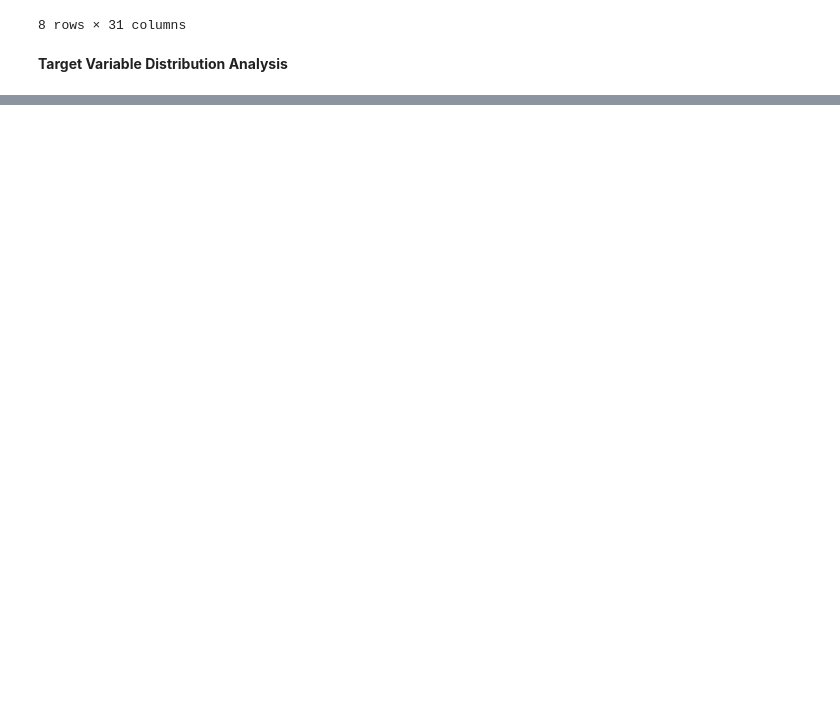
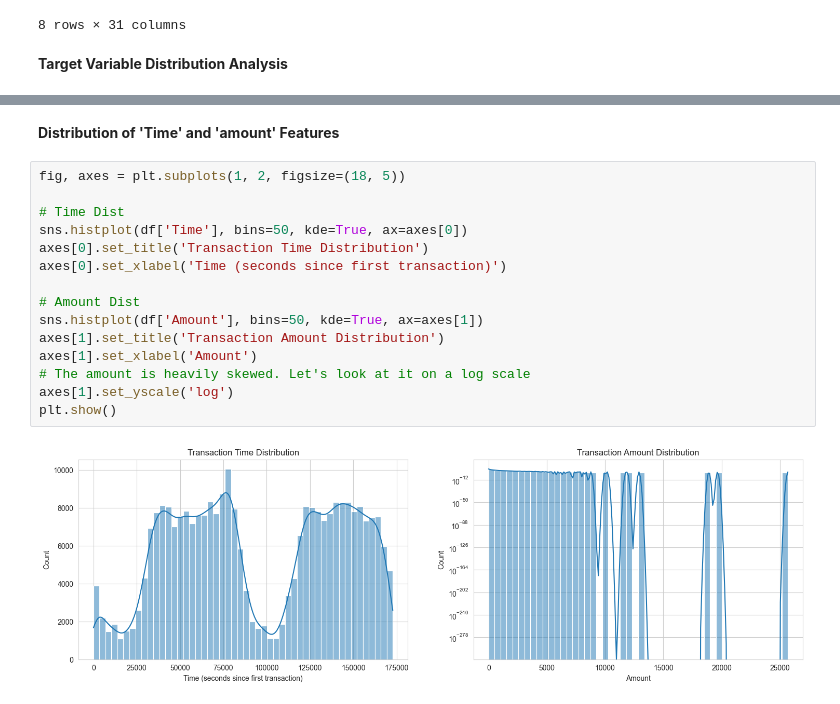
Before and after one commit to Dawood-ML/LEARN-SKLEARN, a Jupyter notebook: Credit Card Fraud Detection/eda.ipynb, the cells around one changed output, grey strips where cells are left out. Cells and saved outputs as stored; diff of their text form; blank space fills up the shorter version.

```diff
--- a/Credit Card Fraud Detection/eda.ipynb
+++ b/Credit Card Fraud Detection/eda.ipynb
@@ -131,0 +160,19 @@ df.describe()
+# %% [markdown]
+**Distribution of 'Time' and 'amount' Features**
+# %%
+fig, axes = plt.subplots(1, 2, figsize=(18, 5))
+
+# Time Dist
+sns.histplot(df['Time'], bins=50, kde=True, ax=axes[0])
+axes[0].set_title('Transaction Time Distribution')
+axes[0].set_xlabel('Time (seconds since first transaction)')
+
+# Amount Dist
+sns.histplot(df['Amount'], bins=50, kde=True, ax=axes[1])
+axes[1].set_title('Transaction Amount Distribution')
+axes[1].set_xlabel('Amount')
+# The amount is heavily skewed. Let's look at it on a log scale
+axes[1].set_yscale('log')
+plt.show()
+# %% [output]
+[figure, added]
```
Also changed, not shown: parts of 42 cells of this notebook, 1 other file.
